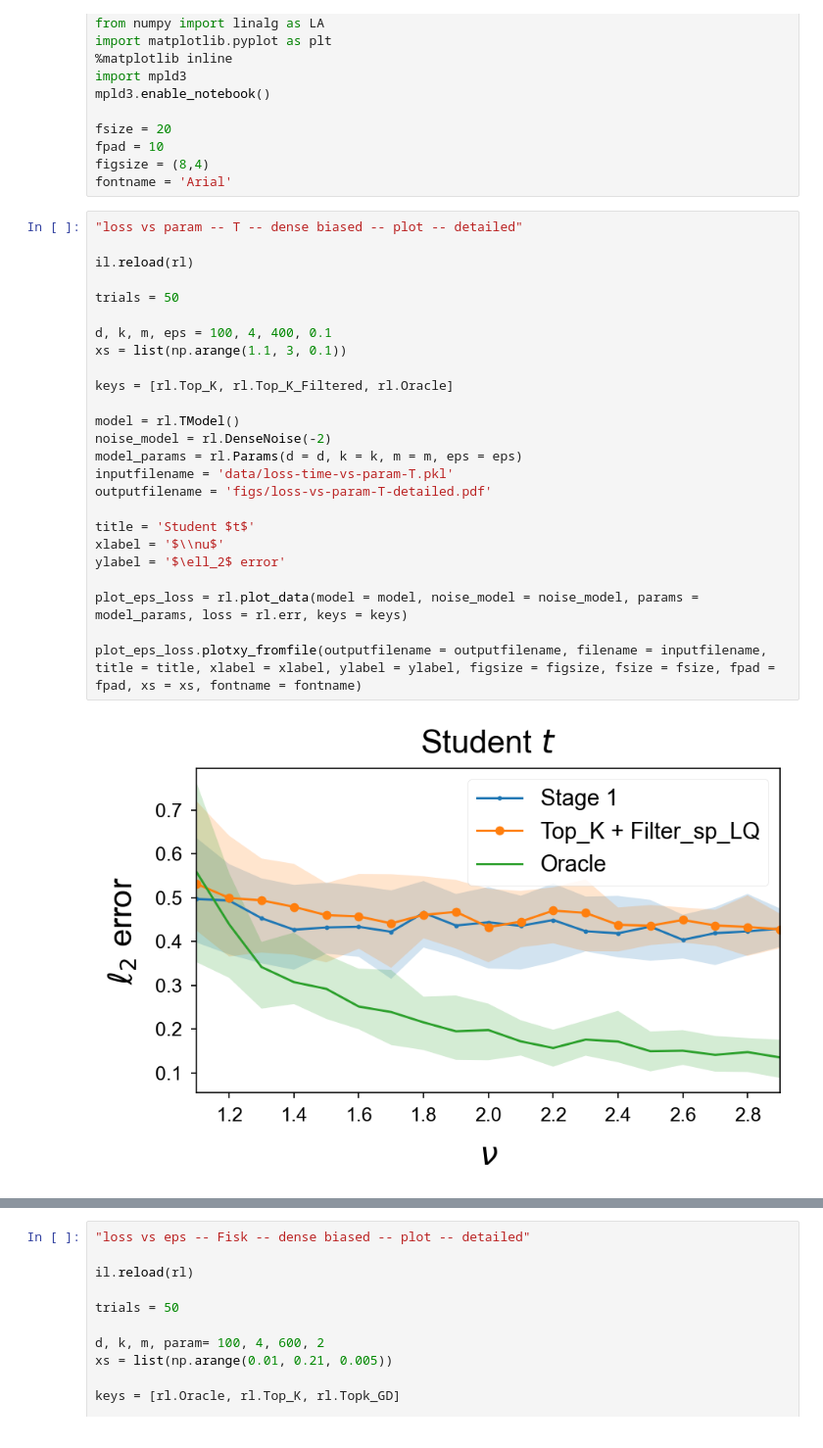
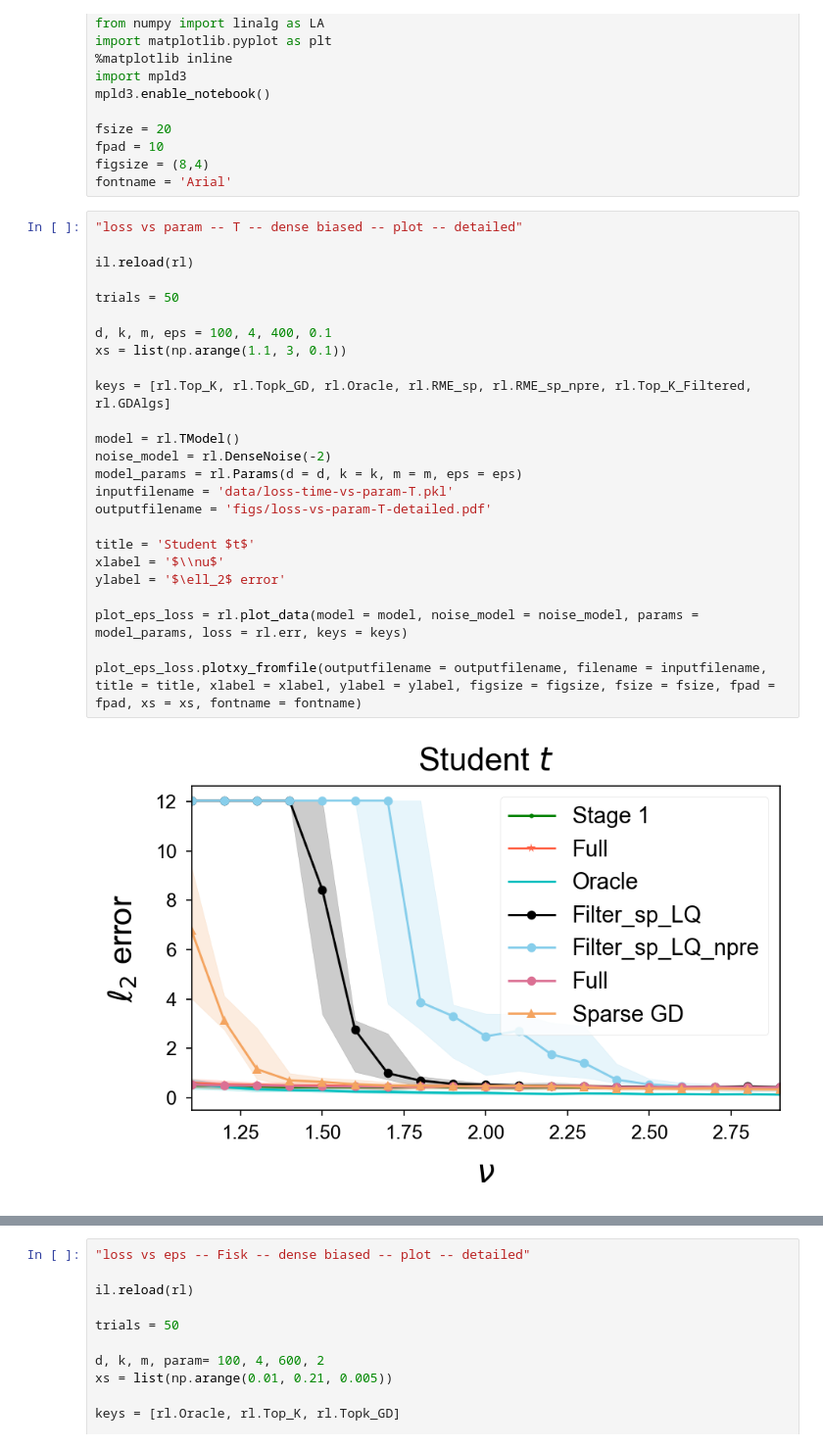
Before and after one commit to ying-hui-he/Robust_mean_estimation, a Jupyter notebook: plot.ipynb, the cells around one changed output, grey strips where cells are left out. Shown at 98% size. Saved outputs shown, nothing was run; the diff lists cells and outputs as text.

```diff
--- a/plot.ipynb
+++ b/plot.ipynb
@@ -17,30 +17,30 @@ fontname = 'Arial'
 # %%
 "loss vs param -- T -- dense biased -- plot -- detailed"
 
 il.reload(rl)
 
 trials = 50
 
 d, k, m, eps = 100, 4, 400, 0.1
 xs = list(np.arange(1.1, 3, 0.1))
 
-keys = [rl.Top_K, rl.Top_K_Filtered, rl.Oracle]
+keys = [rl.Top_K, rl.Topk_GD, rl.Oracle, rl.RME_sp, rl.RME_sp_npre, rl.Top_K_Filtered, rl.GDAlgs]
 
 model = rl.TModel()
 noise_model = rl.DenseNoise(-2)
 model_params = rl.Params(d = d, k = k, m = m, eps = eps)
 inputfilename = 'data/loss-time-vs-param-T.pkl'
 outputfilename = 'figs/loss-vs-param-T-detailed.pdf'
 
 title = 'Student $t$'
 xlabel = '$\\nu$'
 ylabel = '$\ell_2$ error'
 
 plot_eps_loss = rl.plot_data(model = model, noise_model = noise_model, params = model_params, loss = rl.err, keys = keys)
 
 plot_eps_loss.plotxy_fromfile(outputfilename = outputfilename, filename = inputfilename, title = title, xlabel = xlabel, ylabel = ylabel, figsize = figsize, fsize = fsize, fpad = fpad, xs = xs, fontname = fontname)
 # %% [output]
-[figure, old version]
+[figure, new version]
 [interactive output not drawn]
 # %%
 "loss vs param -- Fisk -- dense biased -- plot -- detailed"
```
Also changed, not shown: parts of 3 cells of this notebook, 40 other files.
